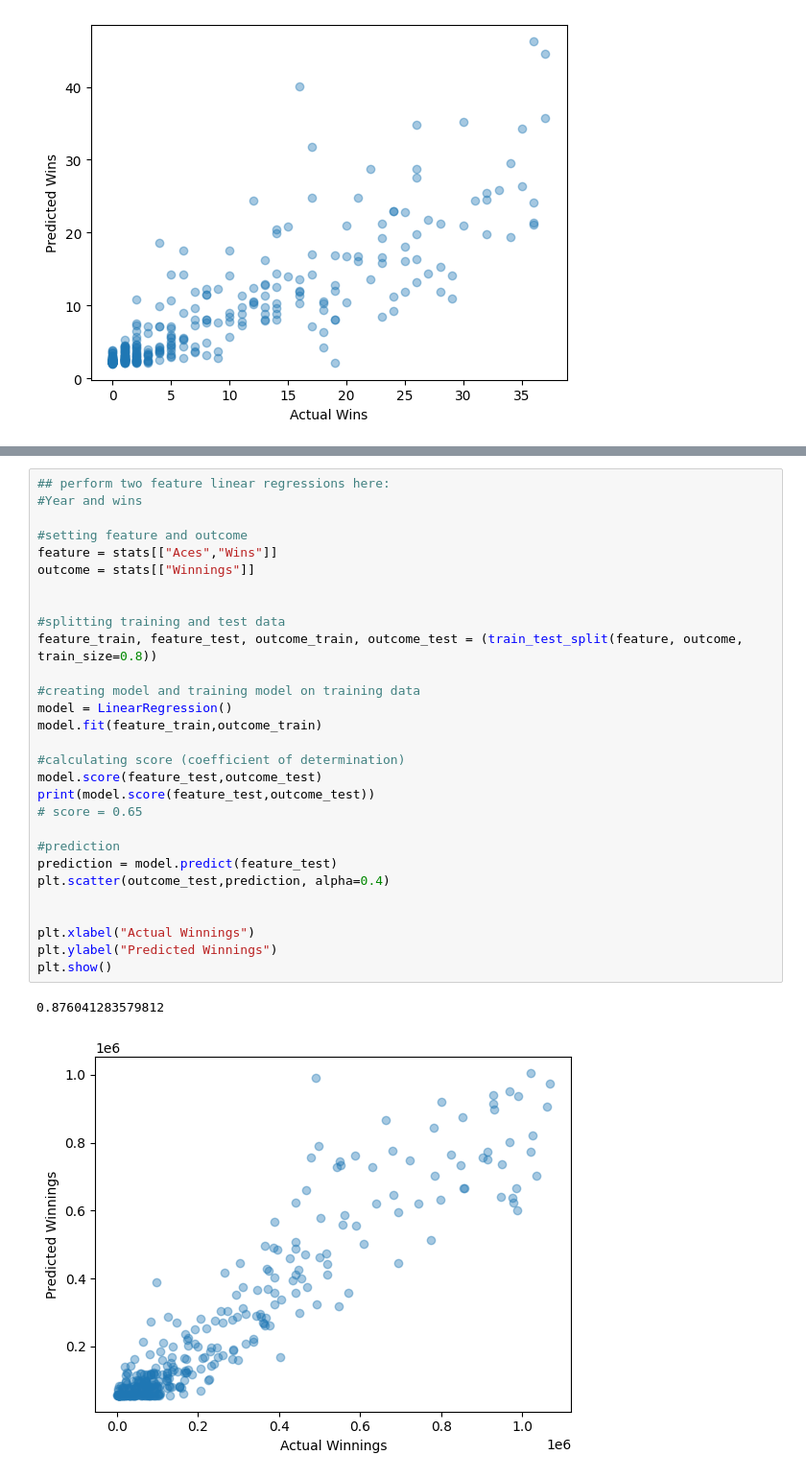
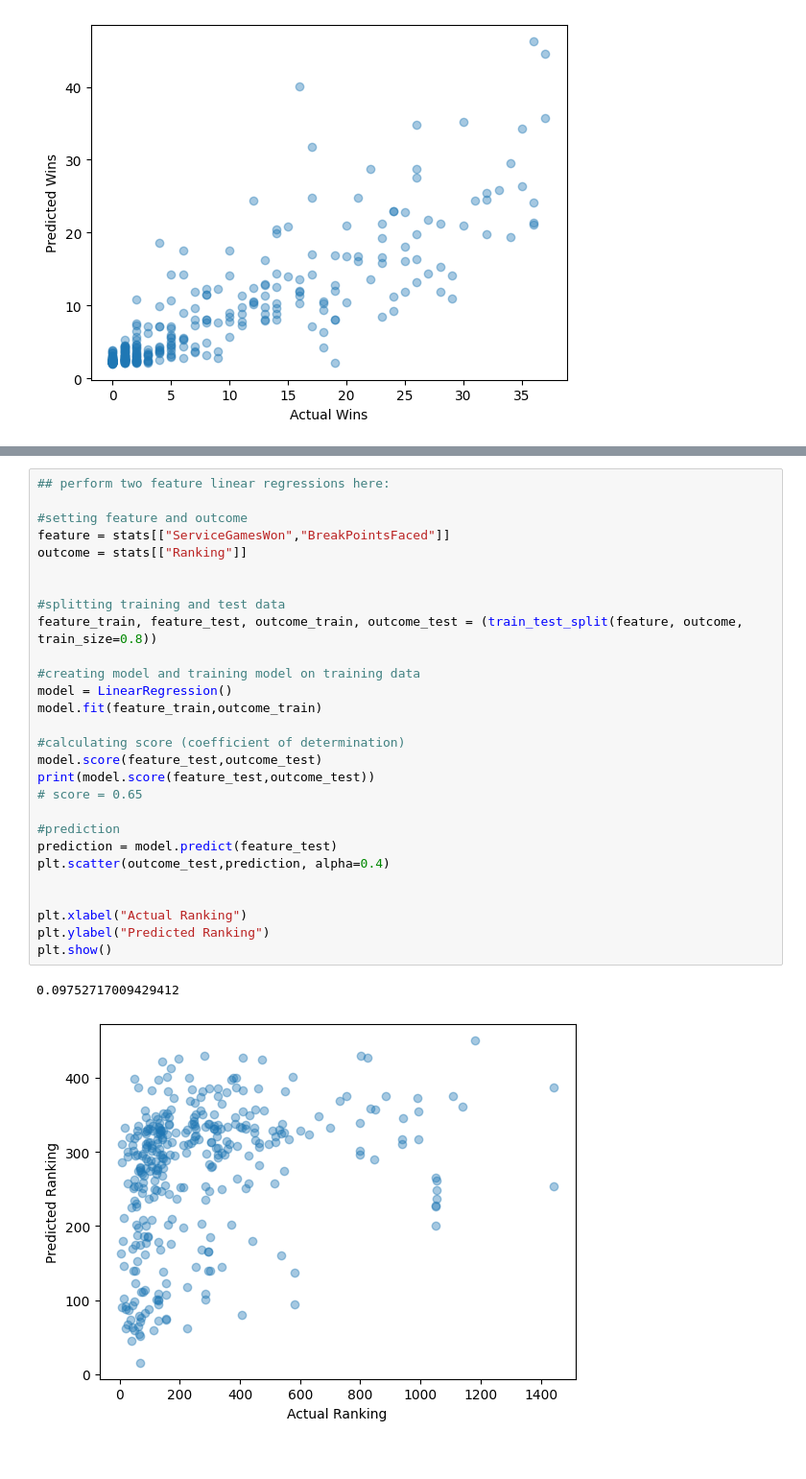
Before and after one commit to j591fletcher/Tennis-Ace, a Jupyter notebook: tennis_proj.ipynb, the cells around one changed output, grey strips where cells are left out. Shown at 96% size. Saved outputs shown, nothing was run; the diff lists cells and outputs as text.

```diff
--- a/tennis_proj.ipynb
+++ b/tennis_proj.ipynb
@@ -122,32 +166,31 @@ Using the current split of test and training data , the current score of the mod
 # %%
 ## perform two feature linear regressions here:
-#Year and wins
 
 #setting feature and outcome
-feature = stats[["Aces","Wins"]]
-outcome = stats[["Winnings"]]
+feature = stats[["ServiceGamesWon","BreakPointsFaced"]]
+outcome = stats[["Ranking"]]
 
 
 #splitting training and test data
 feature_train, feature_test, outcome_train, outcome_test = (train_test_split(feature, outcome, train_size=0.8))
 
 #creating model and training model on training data
 model = LinearRegression()
 model.fit(feature_train,outcome_train)
 
 #calculating score (coefficient of determination)
 model.score(feature_test,outcome_test)
 print(model.score(feature_test,outcome_test))
 # score = 0.65
 
 #prediction
 prediction = model.predict(feature_test)
 plt.scatter(outcome_test,prediction, alpha=0.4)
 
 
-plt.xlabel("Actual Winnings")
-plt.ylabel("Predicted Winnings")
+plt.xlabel("Actual Ranking")
+plt.ylabel("Predicted Ranking")
 plt.show()
 # %% [output]
-0.876041283579812
+0.09752717009429412
-[figure, old version]
+[figure, new version]
```
Also changed, not shown: parts of 11 cells of this notebook.
